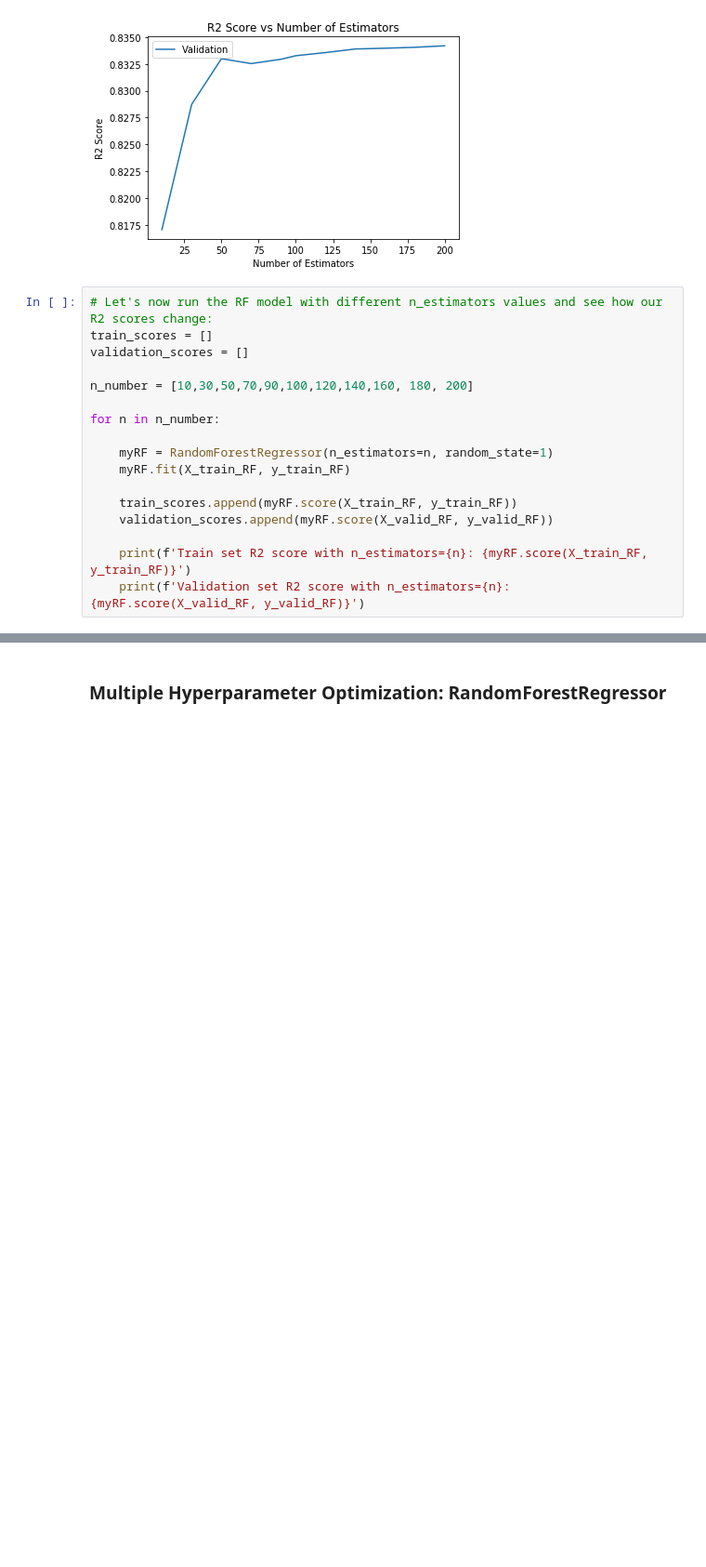
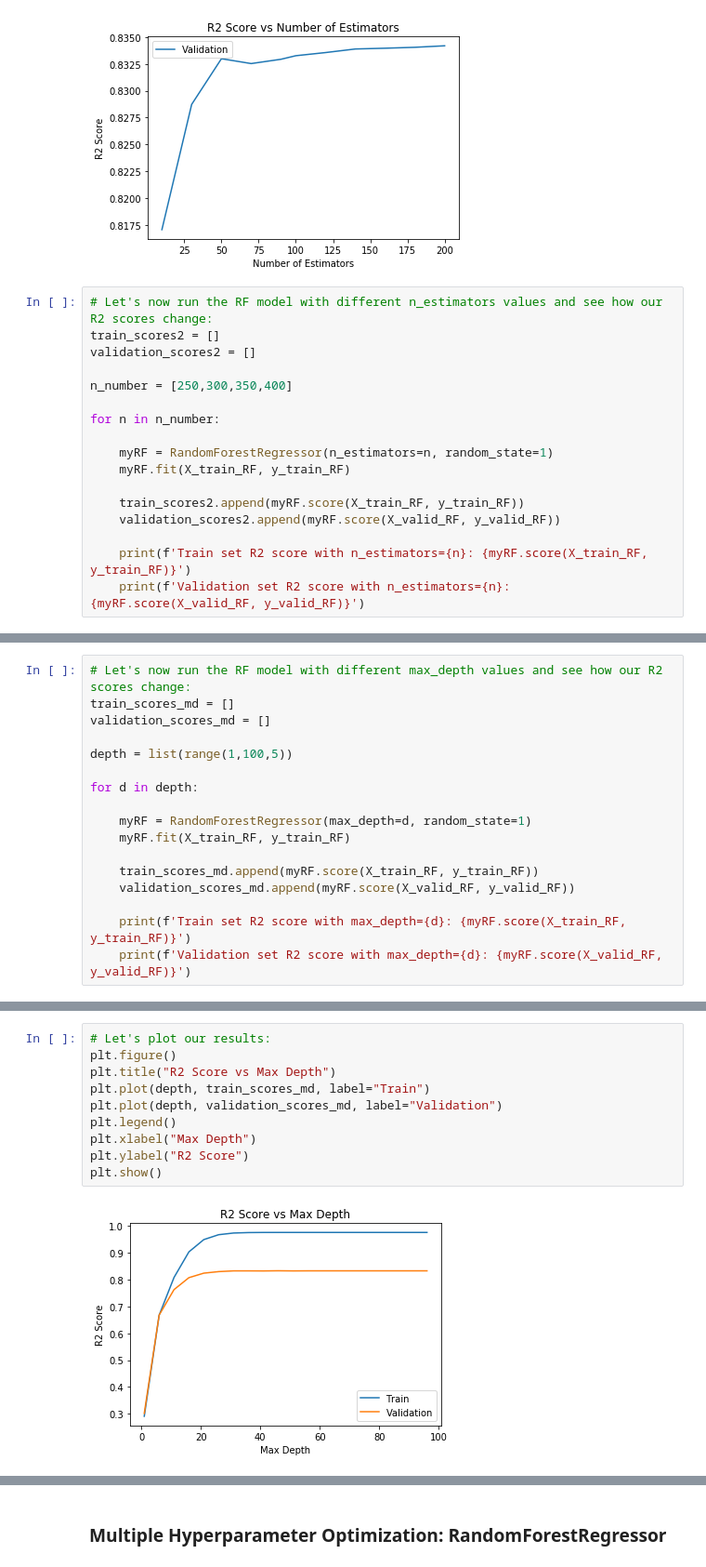
Before and after one commit to meylisk/capstone, a Jupyter notebook: Meylis_Capstone.ipynb, the cells around one changed output, grey strips where cells are left out. Shown at 93% size. Drawn from its saved outputs; the diff is of its cells as text; blank space fills up the shorter version.

```diff
--- a/Meylis_Capstone.ipynb
+++ b/Meylis_Capstone.ipynb
@@ -900,18 +917,18 @@ plt.show()
 [figure]
 # %%
 # Let's now run the RF model with different n_estimators values and see how our R2 scores change:
-train_scores = []
-validation_scores = []
+train_scores2 = []
+validation_scores2 = []
 
-n_number = [10,30,50,70,90,100,120,140,160, 180, 200]
+n_number = [250,300,350,400]
 
 for n in n_number:
 
     myRF = RandomForestRegressor(n_estimators=n, random_state=1)
     myRF.fit(X_train_RF, y_train_RF)
 
-    train_scores.append(myRF.score(X_train_RF, y_train_RF))
-    validation_scores.append(myRF.score(X_valid_RF, y_valid_RF))
+    train_scores2.append(myRF.score(X_train_RF, y_train_RF))
+    validation_scores2.append(myRF.score(X_valid_RF, y_valid_RF))
 
     print(f'Train set R2 score with n_estimators={n}: {myRF.score(X_train_RF, y_train_RF)}')
     print(f'Validation set R2 score with n_estimators={n}: {myRF.score(X_valid_RF, y_valid_RF)}')
@@ -917,0 +944,17 @@ for n in n_number:
+# %%
+# Let's now run the RF model with different max_depth values and see how our R2 scores change:
+train_scores_md = []
+validation_scores_md = []
+
+depth = list(range(1,100,5))
+
+for d in depth:
+
+    myRF = RandomForestRegressor(max_depth=d, random_state=1)
+    myRF.fit(X_train_RF, y_train_RF)
+
+    train_scores_md.append(myRF.score(X_train_RF, y_train_RF))
+    validation_scores_md.append(myRF.score(X_valid_RF, y_valid_RF))
+
+    print(f'Train set R2 score with max_depth={d}: {myRF.score(X_train_RF, y_train_RF)}')
+    print(f'Validation set R2 score with max_depth={d}: {myRF.score(X_valid_RF, y_valid_RF)}')
@@ -917,0 +979,12 @@ for n in n_number:
+# %%
+# Let's plot our results:
+plt.figure()
+plt.title("R2 Score vs Max Depth")
+plt.plot(depth, train_scores_md, label="Train")
+plt.plot(depth, validation_scores_md, label="Validation")
+plt.legend()
+plt.xlabel("Max Depth")
+plt.ylabel("R2 Score")
+plt.show()
+# %% [output]
+[figure, added]
```
Also changed, not shown: parts of 26 cells of this notebook.
